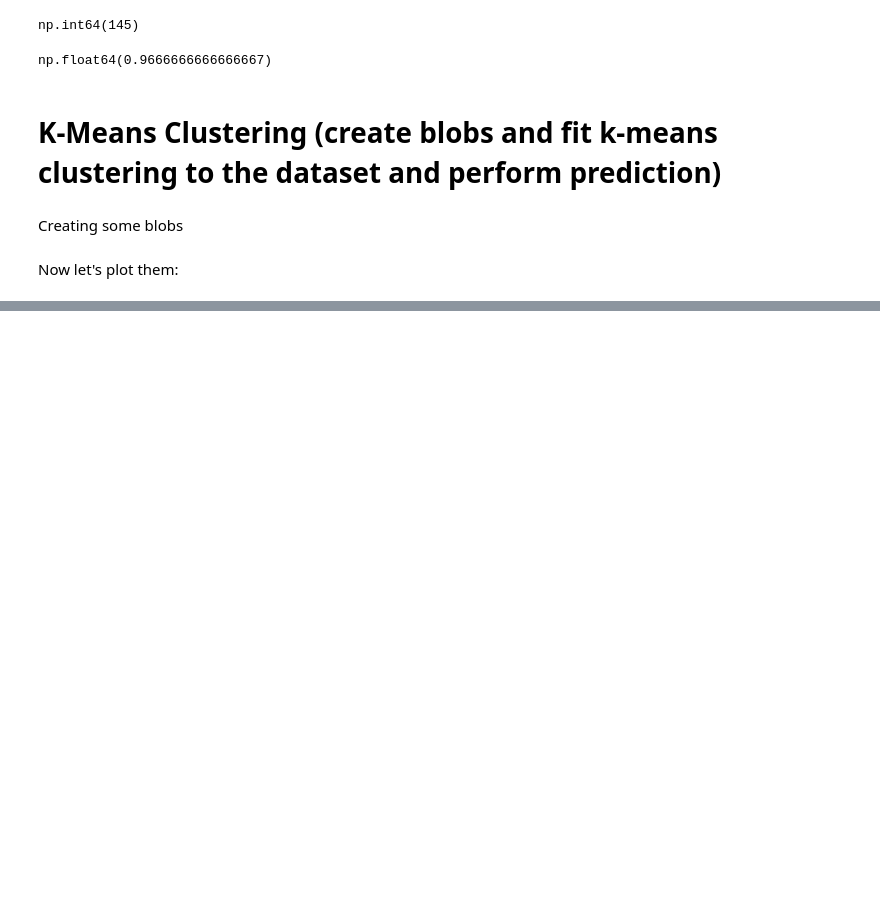
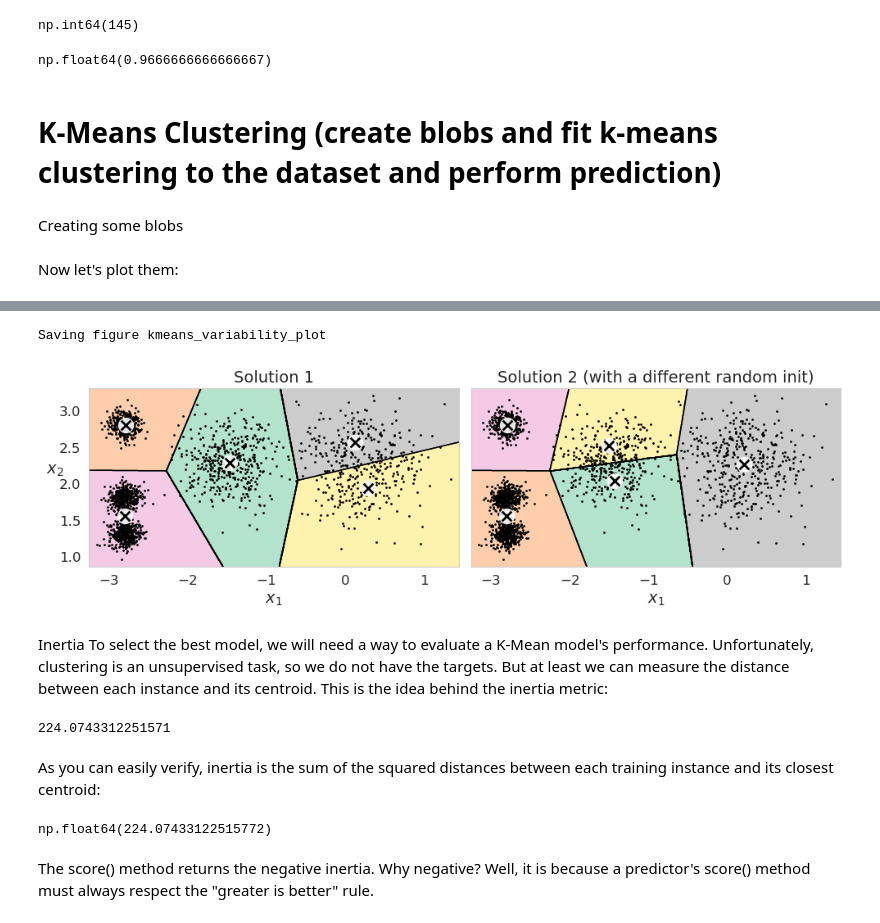
Before and after one commit to MaryWagura/Houses_Prices_Predictions, a Jupyter notebook: lab6_unsupervised_Learning.ipynb, the cells around one changed output, grey strips where cells are left out. Cells and saved outputs as stored; diff of their text form; code cells hidden in the pictures; blank space fills up the shorter version.

```diff
--- a/lab6_unsupervised_Learning.ipynb
+++ b/lab6_unsupervised_Learning.ipynb
@@ -139,0 +336,46 @@ def plot_clusters(X, y=None):
+# %%
+def plot_clusterer_comparison(clusterer1, clusterer2, X, title1=None, title2=None):
+    clusterer1.fit(X)
+    clusterer2.fit(X)
+
+    plt.figure(figsize=(10, 3.2))
+
+    plt.subplot(121)
+    plot_decision_boundaries(clusterer1, X)
+    if title1:
+        plt.title(title1, fontsize=14)
+
+    plt.subplot(122)
+    plot_decision_boundaries(clusterer2, X, show_ylabels=False)
+    if title2:
+        plt.title(title2, fontsize=14)
+# %%
+kmeans_rnd_init1 = KMeans(n_clusters=5, init="random", n_init=1,
+                         algorithm="lloyd", random_state=2)
+kmeans_rnd_init2 = KMeans(n_clusters=5, init="random", n_init=1,
+                         algorithm="lloyd", random_state=5)
+
+plot_clusterer_comparison(kmeans_rnd_init1, kmeans_rnd_init2, X,
+                          "Solution 1", "Solution 2 (with a different random init)")
+
+save_fig("kmeans_variability_plot")
+plt.show()
+# %% [output]
+Saving figure kmeans_variability_plot
+[figure, added]
+# %% [markdown]
+Inertia
+To select the best model, we will need a way to evaluate a K-Mean model's performance. Unfortunately, clustering is an unsupervised task, so we do not have the targets. But at least we can measure the distance between each instance and its centroid. This is the idea behind the inertia metric:
+# %%
+kmeans.inertia_
+# %% [output]
+224.0743312251571
+# %% [markdown]
+As you can easily verify, inertia is the sum of the squared distances between each training instance and its closest centroid:
+# %%
+X_dist = kmeans.transform(X)
+np.sum(X_dist[np.arange(len(X_dist)), kmeans.labels_]**2)
+# %% [output]
+np.float64(224.07433122515772)
+# %% [markdown]
+The score() method returns the negative inertia. Why negative? Well, it is because a predictor's score() method must always respect the "greater is better" rule.
```
Also changed, not shown: parts of 70 cells of this notebook, 6 other files.
